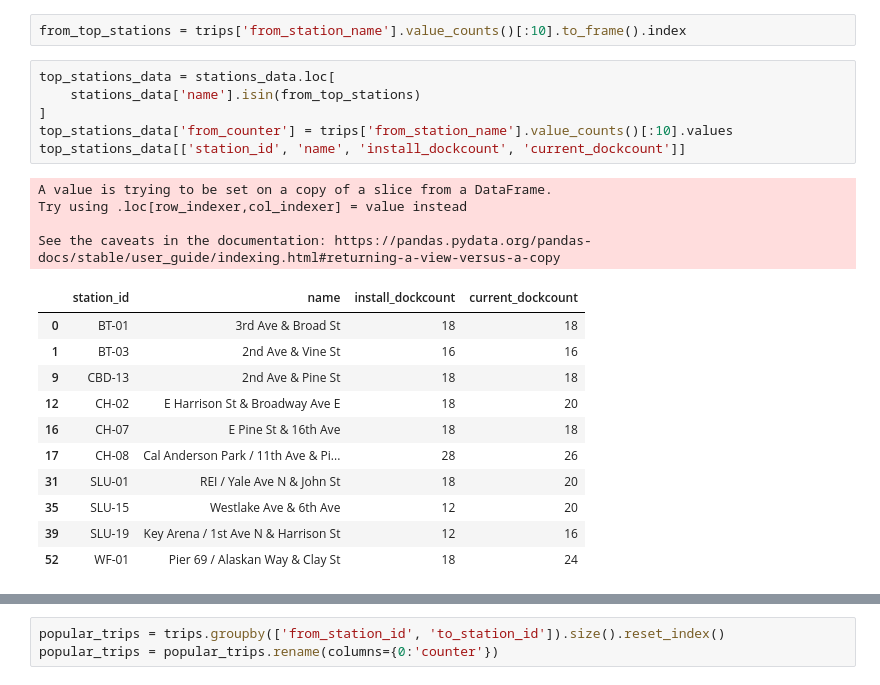
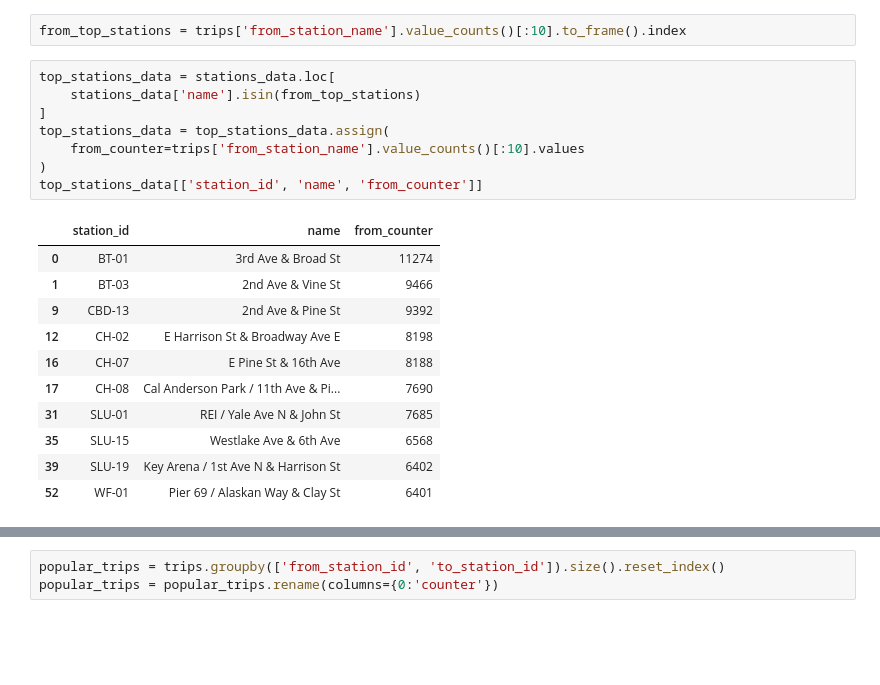
Before and after one commit to titovd/cycle-share-system-kaggle, a Jupyter notebook: notebooks/popular_stations_and_weather.ipynb, the cells around one changed output, grey strips where cells are left out. Drawn from its saved outputs; the diff is of its cells as text; blank space fills up the shorter version.

```diff
--- a/notebooks/popular_stations_and_weather.ipynb
+++ b/notebooks/popular_stations_and_weather.ipynb
@@ -41,25 +47,23 @@ from_top_stations = trips['from_station_name'].value_counts()[:10].to_frame().in
 # %%
 top_stations_data = stations_data.loc[
     stations_data['name'].isin(from_top_stations)
 ]
-top_stations_data['from_counter'] = trips['from_station_name'].value_counts()[:10].values
-top_stations_data[['station_id', 'name', 'install_dockcount', 'current_dockcount']]
+top_stations_data = top_stations_data.assign(
+    from_counter=trips['from_station_name'].value_counts()[:10].values
+)
+top_stations_data[['station_id', 'name', 'from_counter']]
 # %% [output]
-A value is trying to be set on a copy of a slice from a DataFrame.
-Try using .loc[row_indexer,col_indexer] = value instead
-
-See the caveats in the documentation: https://pandas.pydata.org/pandas-docs/stable/user_guide/indexing.html#returning-a-view-versus-a-copy
-|  | station_id | name | install_dockcount | current_dockcount |
-| 0 | BT-01 | 3rd Ave & Broad St | 18 | 18 |
-| 1 | BT-03 | 2nd Ave & Vine St | 16 | 16 |
-| 9 | CBD-13 | 2nd Ave & Pine St | 18 | 18 |
-| 12 | CH-02 | E Harrison St & Broadway Ave E | 18 | 20 |
-| 16 | CH-07 | E Pine St & 16th Ave | 18 | 18 |
-| 17 | CH-08 | Cal Anderson Park / 11th Ave & Pi... | 28 | 26 |
-| 31 | SLU-01 | REI / Yale Ave N & John St | 18 | 20 |
-| 35 | SLU-15 | Westlake Ave & 6th Ave | 12 | 20 |
-| 39 | SLU-19 | Key Arena / 1st Ave N & Harrison St | 12 | 16 |
-| 52 | WF-01 | Pier 69 / Alaskan Way & Clay St | 18 | 24 |
+|  | station_id | name | from_counter |
+| 0 | BT-01 | 3rd Ave & Broad St | 11274 |
+| 1 | BT-03 | 2nd Ave & Vine St | 9466 |
+| 9 | CBD-13 | 2nd Ave & Pine St | 9392 |
+| 12 | CH-02 | E Harrison St & Broadway Ave E | 8198 |
+| 16 | CH-07 | E Pine St & 16th Ave | 8188 |
+| 17 | CH-08 | Cal Anderson Park / 11th Ave & Pi... | 7690 |
+| 31 | SLU-01 | REI / Yale Ave N & John St | 7685 |
+| 35 | SLU-15 | Westlake Ave & 6th Ave | 6568 |
+| 39 | SLU-19 | Key Arena / 1st Ave N & Harrison St | 6402 |
+| 52 | WF-01 | Pier 69 / Alaskan Way & Clay St | 6401 |
 # %%
 px.set_mapbox_access_token(open("../mapbox_token").read())
 fig = px.scatter_mapbox(
```
Also changed, not shown: parts of 10 cells of this notebook, 5 other files.
